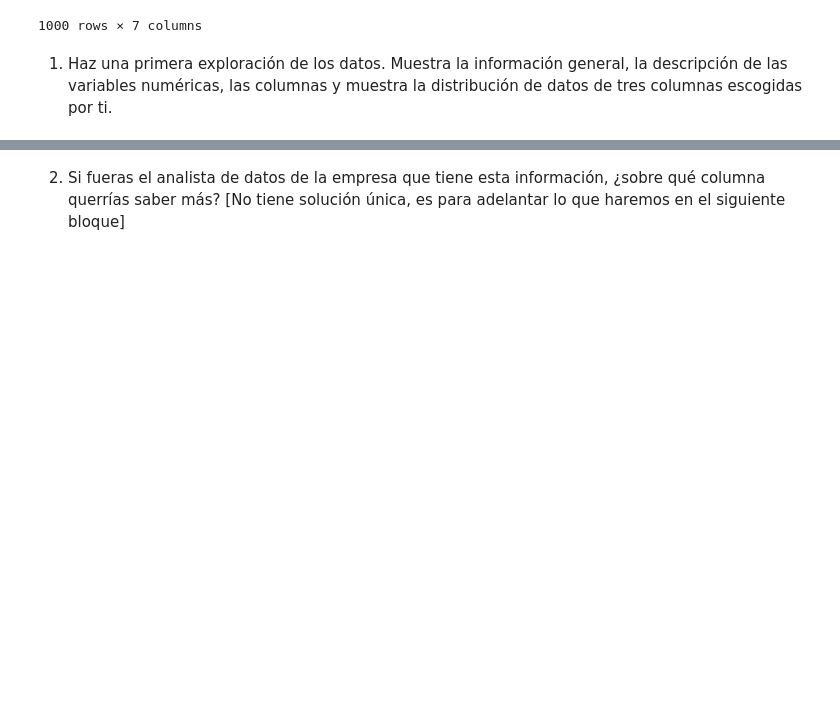
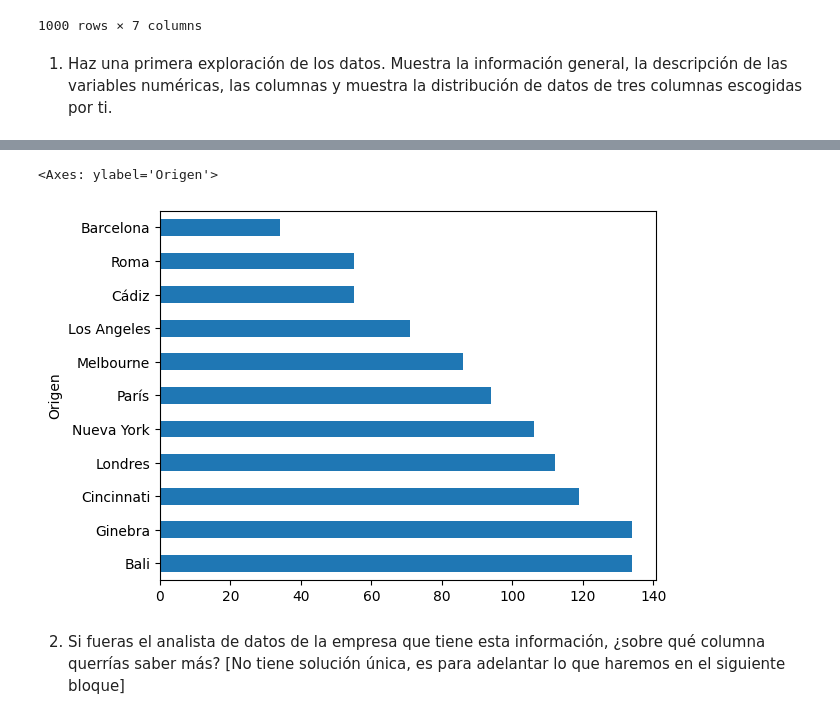
Before and after one commit to Whitee-12/DS-online-blanca, a Jupyter notebook: 02_Herramientas_Avanzadas/Sprint_04/Unidad_02_Pandas_II/03_Practica_Obligatoria/18_Practica_Obligatoria_Pandas_II.ipynb, the cells around one changed output, grey strips where cells are left out. Saved outputs shown, nothing was run; the diff lists cells and outputs as text; code cells hidden in the pictures; blank space fills up the shorter version.

```diff
--- a/02_Herramientas_Avanzadas/Sprint_04/Unidad_02_Pandas_II/03_Practica_Obligatoria/18_Practica_Obligatoria_Pandas_II.ipynb
+++ b/02_Herramientas_Avanzadas/Sprint_04/Unidad_02_Pandas_II/03_Practica_Obligatoria/18_Practica_Obligatoria_Pandas_II.ipynb
@@ -41,3 +131,8 @@ df_viajes_aereos
+# %%
+df.Origen.value_counts().plot(kind = 'barh')
+# %% [output]
+<Axes: ylabel='Origen'>
+[figure, added]
 # %% [markdown]
 2. Si fueras el analista de datos de la empresa que tiene esta información, ¿sobre qué columna querrías saber más? [No tiene solución única, es para adelantar lo que haremos en el siguiente bloque]
 # %% [markdown]
```
Also changed, not shown: parts of 8 cells of this notebook.
